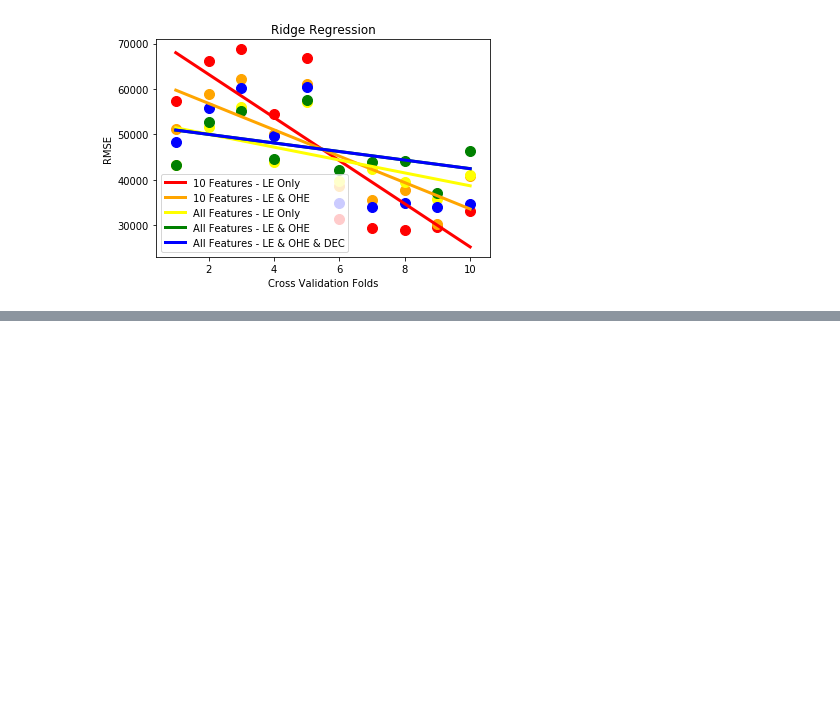
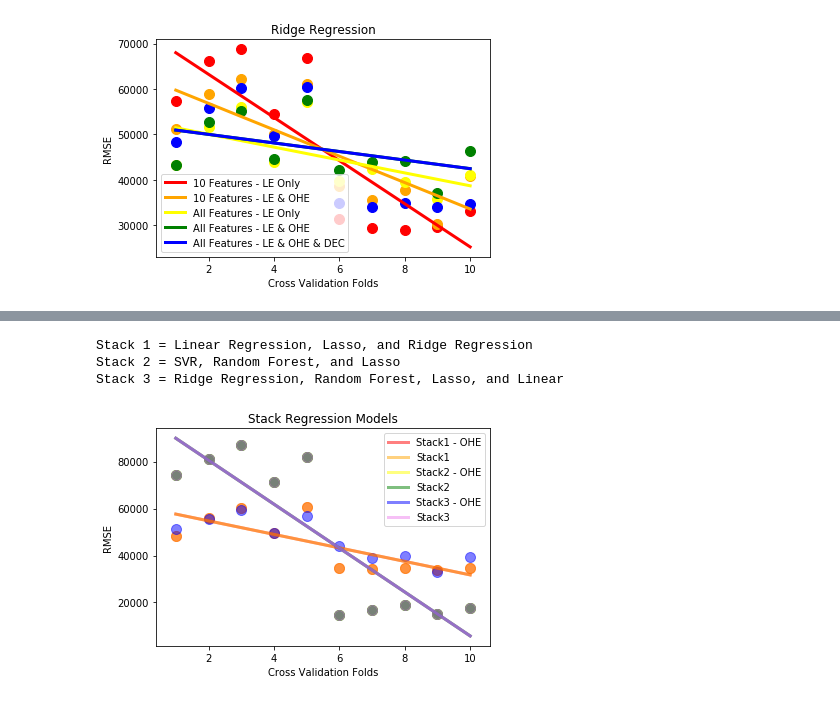
Before and after one commit to RPeralta5/Data-Science, a Jupyter notebook: Source Files/House_Prices.ipynb, the cells around one changed output, grey strips where cells are left out. Cells and saved outputs as stored; diff of their text form; code cells hidden in the pictures; blank space fills up the shorter version.

Commit message:
Finished version
Has regression stack and final comparisons, still needs to be cleaned up and have extra print statements/comments removed.

```diff
--- a/Source Files/House_Prices.ipynb
+++ b/Source Files/House_Prices.ipynb
@@ -1861,0 +1555,13 @@ plt.show()
+# %%
+from mlxtend.regressor import StackingRegressor
+from sklearn.linear_model import LinearRegression
+from sklearn.linear_model import Ridge
+from sklearn.svm import SVR
+from sklearn import linear_model
+from sklearn.ensemble import RandomForestRegressor
+
+regr = RandomForestRegressor(max_depth=4, random_state=0,n_estimators=100)
+lasso = linear_model.Lasso(alpha=0.1)
+lr = LinearRegression()
+ridge_r = Ridge(alpha=1.0)
+svr = SVR(gamma='scale', C=1.0, epsilon=0.2)
@@ -1862 +1697,65 @@ plt.show()
+# %%
+data_points1 =rmse_stack1_ohe
+data_points2 =rmse_stack1
+data_points3 =rmse_stack2_ohe
+data_points4 =rmse_stack2
+data_points5 =rmse_stack3_ohe
+data_points6 =rmse_stack3
+
+x_values = range(1, len(rmse_stack1_ohe)+1)
+
+# solution
+a, b = best_fit(x_values, data_points1)
+c, d = best_fit(x_values, data_points2)
+e, f = best_fit(x_values, data_points3)
+g, h = best_fit(x_values, data_points4)
+i, j = best_fit(x_values, data_points5)
+k, l = best_fit(x_values, data_points6)
+
+
+# plot points and fit line
+plt.scatter(x_values, data_points1,color='red',s=100,alpha=.5)
+yfit = [a + b * xi for xi in x_values]
+line1, =plt.plot(x_values, yfit,linewidth = 3,color='red',alpha=.5, markerfacecolor='red', markersize=12, label='Stack1 - OHE')
+
+plt.scatter(x_values, data_points2,color='orange',s=100,alpha=.5)
+yfit2 = [c + d * xi for xi in x_values]
+line2, =plt.plot(x_values, yfit2,linewidth = 3,color='orange',alpha=.5, markerfacecolor='orange', markersize=12, label='Stack1')
+
+plt.scatter(x_values, data_points3,color='yellow',s=100,alpha=.5)
+yfit3 = [e + f * xi for xi in x_values]
+line3, =plt.plot(x_values, yfit3,linewidth = 3,color='yellow',alpha=.5, markerfacecolor='yellow', markersize=12, label='Stack2 - OHE')
+
+plt.scatter(x_values, data_points4,color='green',s=100)
+yfit4 = [g + h * xi for xi in x_values]
+line4, =plt.plot(x_values, yfit4,linewidth = 3,color='green',alpha=.5, markerfacecolor='green', markersize=12, label='Stack2')
+
+plt.scatter(x_values, data_points5,color='blue',s=100,alpha=.5)
+yfit5 = [i + j * xi for xi in x_values]
+line5, =plt.plot(x_values, yfit4,linewidth = 3,color='blue',alpha=.5, markerfacecolor='blue', markersize=12, label='Stack3 - OHE')
+
+plt.scatter(x_values, data_points4,color='violet',s=100,alpha=.5)
+yfit6 = [g + h * xi for xi in x_values]
+line6, =plt.plot(x_values, yfit4,linewidth = 3,color='violet',alpha=.5, markerfacecolor='violet', markersize=12, label='Stack3')
+
+
+#line1, = plt.plot(x_values, data_points1,color='red', linestyle='dashed', linewidth = 3, marker='o', markerfacecolor='red', markersize=12, label='All Features - LE Only')
+plt.legend(handles=[line1,line2,line3,line4,line5,line6])
+
+print("Stack 1 = Linear Regression, Lasso, and Ridge Regression")
+print("Stack 2 = SVR, Random Forest, and Lasso")
+print("Stack 3 = Ridge Regression, Random Forest, Lasso, and Linear")
+# naming the x axis
+plt.xlabel('Cross Validation Folds')
+# naming the y axis
+plt.ylabel('RMSE')
+
+# giving a title the graph
+plt.title('Stack Regression Models')
+plt.show()
+# %% [output]
+Stack 1 = Linear Regression, Lasso, and Ridge Regression
+Stack 2 = SVR, Random Forest, and Lasso
+Stack 3 = Ridge Regression, Random Forest, Lasso, and Linear
+[figure, added]
 # %% [markdown]
```
Also changed, not shown: parts of 38 cells of this notebook.
